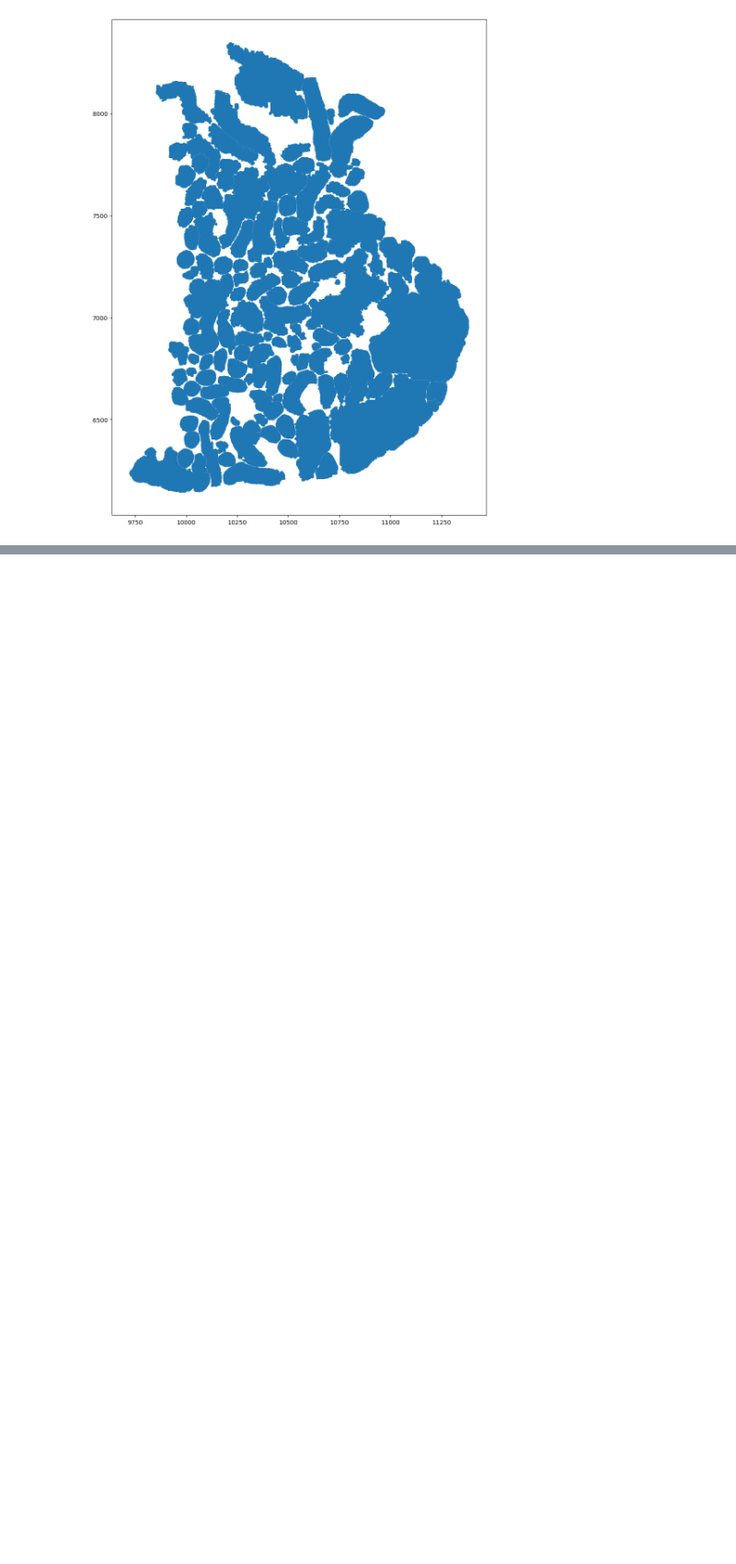
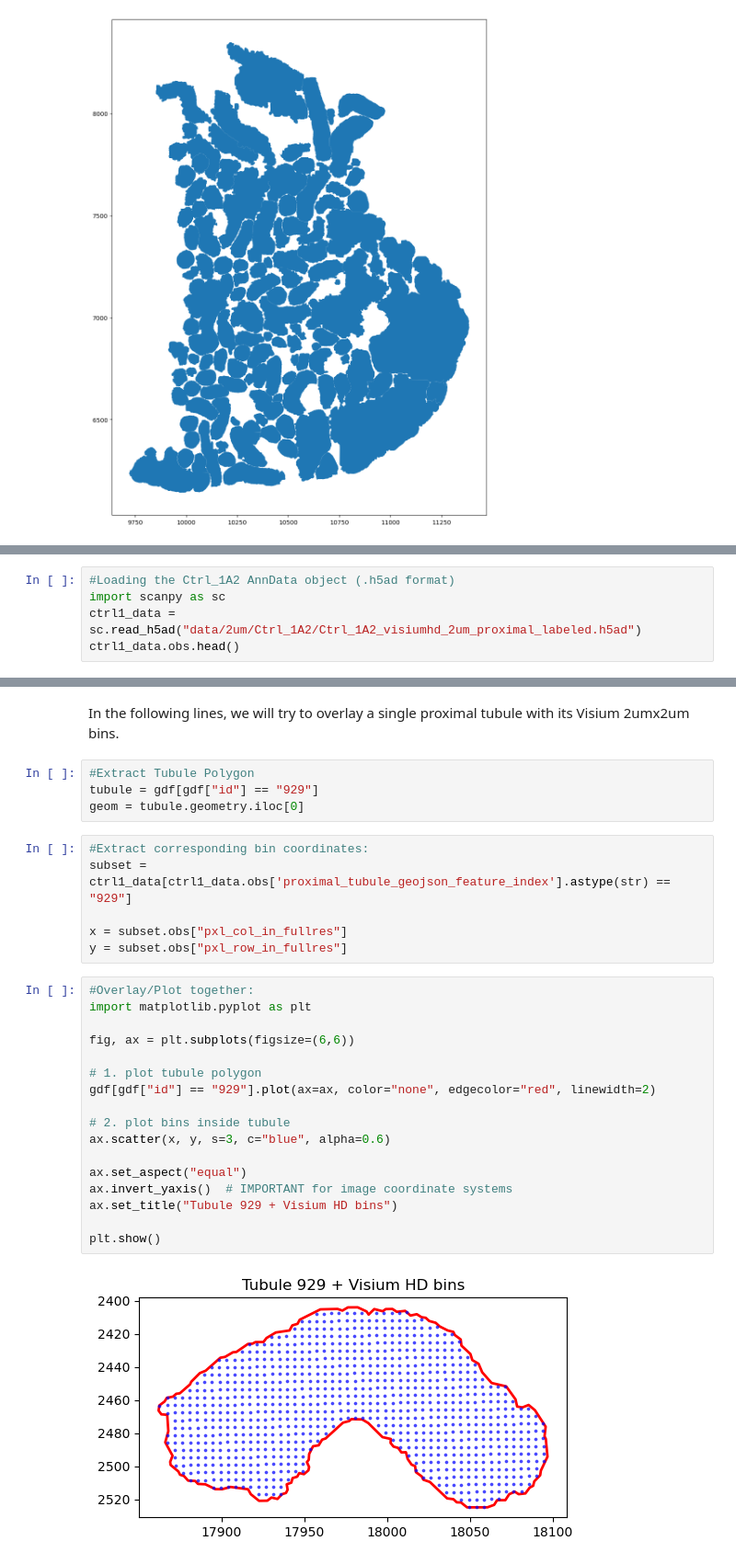
Before and after one commit to ssingh95jhu/Correlation_Kidney_Structure_Molecular_Presentation, a Jupyter notebook: Load_geojsons.ipynb, the cells around one changed output, grey strips where cells are left out. Shown at 92% size. Drawn from its saved outputs; the diff is of its cells as text; blank space fills up the shorter version.

```diff
--- a/Load_geojsons.ipynb
+++ b/Load_geojsons.ipynb
@@ -44,0 +57,5 @@ subset.plot(figsize=(15,15))
+# %%
+#Loading the Ctrl_1A2 AnnData object (.h5ad format)
+import scanpy as sc
+ctrl1_data = sc.read_h5ad("data/2um/Ctrl_1A2/Ctrl_1A2_visiumhd_2um_proximal_labeled.h5ad")
+ctrl1_data.obs.head()
@@ -44,0 +69,31 @@ subset.plot(figsize=(15,15))
+# %% [markdown]
+In the following lines, we will try to overlay a single proximal tubule with its Visium 2umx2um bins.
+# %%
+#Extract Tubule Polygon
+tubule = gdf[gdf["id"] == "929"]
+geom = tubule.geometry.iloc[0]
+# %%
+#Extract corresponding bin coordinates:
+subset = ctrl1_data[ctrl1_data.obs['proximal_tubule_geojson_feature_index'].astype(str) == "929"]
+
+x = subset.obs["pxl_col_in_fullres"]
+y = subset.obs["pxl_row_in_fullres"]
+# %%
+#Overlay/Plot together:
+import matplotlib.pyplot as plt
+
+fig, ax = plt.subplots(figsize=(6,6))
+
+# 1. plot tubule polygon
+gdf[gdf["id"] == "929"].plot(ax=ax, color="none", edgecolor="red", linewidth=2)
+
+# 2. plot bins inside tubule
+ax.scatter(x, y, s=3, c="blue", alpha=0.6)
+
+ax.set_aspect("equal")
+ax.invert_yaxis()  # IMPORTANT for image coordinate systems
+ax.set_title("Tubule 929 + Visium HD bins")
+
+plt.show()
+# %% [output]
+[figure, added]
```
Also changed, not shown: parts of 2 cells of this notebook.
